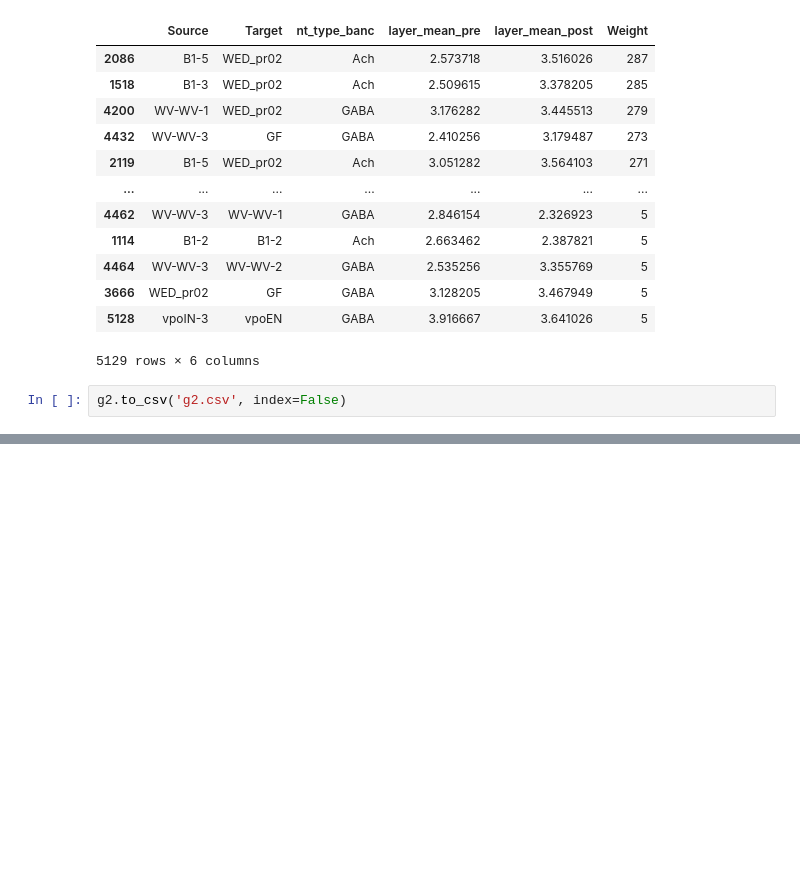
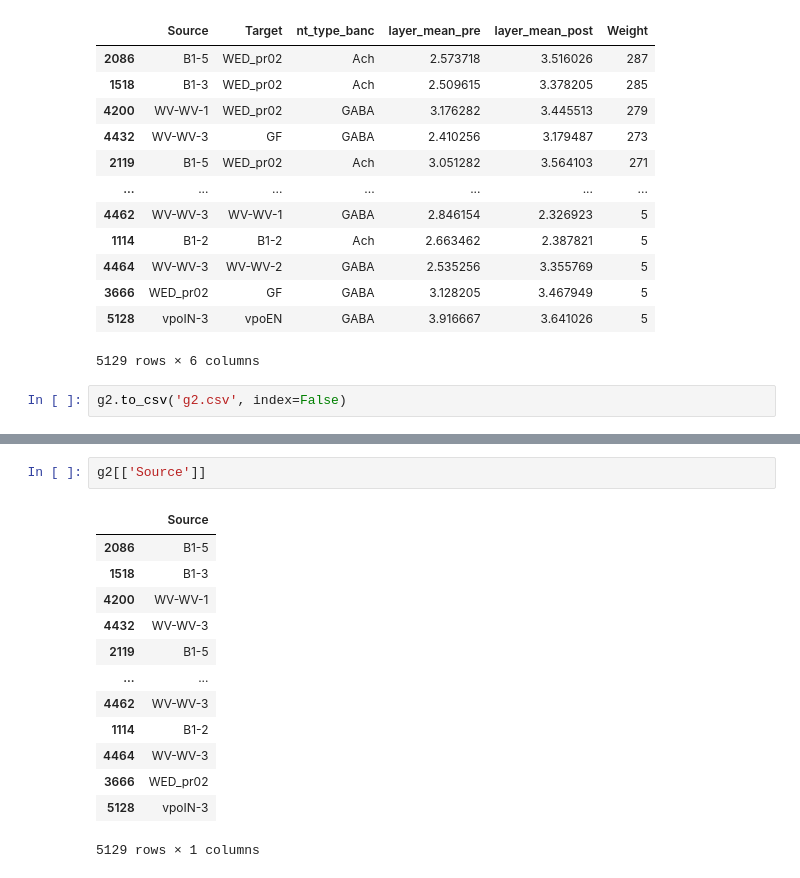
Before and after one commit to grace-cai08/sp25, a Jupyter notebook: wiringdgrm.ipynb, the cells around one changed output, grey strips where cells are left out. Cells and saved outputs as stored; diff of their text form; blank space fills up the shorter version.

```diff
--- a/wiringdgrm.ipynb
+++ b/wiringdgrm.ipynb
@@ -145,0 +203,16 @@ g2.to_csv('g2.csv', index=False)
+# %%
+g2[['Source']]
+# %% [output]
+|  | Source |
+| 2086 | B1-5 |
+| 1518 | B1-3 |
+| 4200 | WV-WV-1 |
+| 4432 | WV-WV-3 |
+| 2119 | B1-5 |
+| ... | ... |
+| 4462 | WV-WV-3 |
+| 1114 | B1-2 |
+| 4464 | WV-WV-3 |
+| 3666 | WED_pr02 |
+| 5128 | vpoIN-3 |
+5129 rows × 1 columns
```
Also changed, not shown: parts of 7 cells of this notebook.
